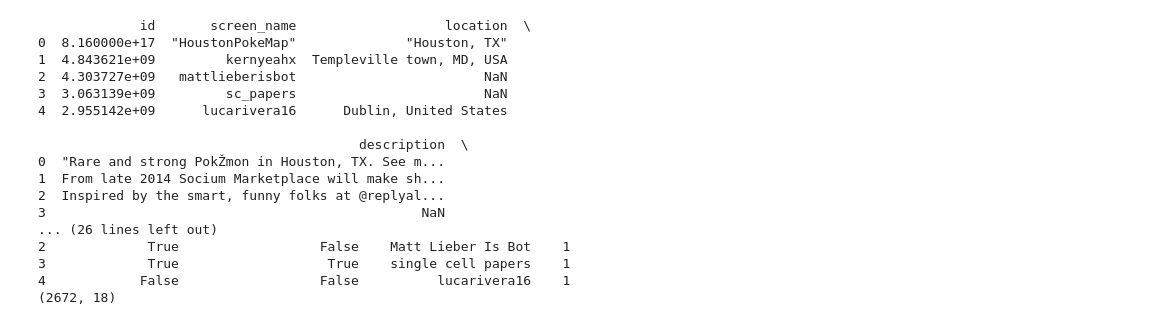
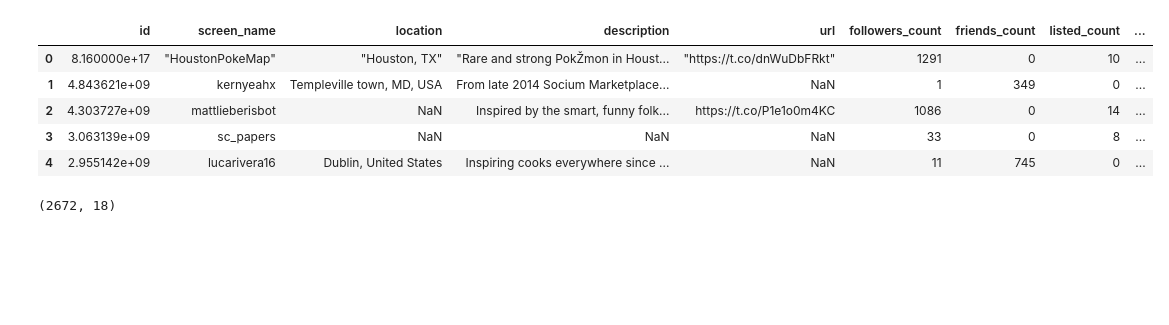
Before and after one commit to thehiaguy/projects, a Jupyter notebook: csci_62/hw6/main.ipynb, the cells around one changed output. Cells and saved outputs as stored; diff of their text form; code cells hidden in the pictures; blank space fills up the shorter version.

```diff
--- a/csci_62/hw6/main.ipynb
+++ b/csci_62/hw6/main.ipynb
@@ -1,29 +1,18 @@
 # %%
 import pandas as pd
 import numpy as np
-import  matplotlib as mpl
+import  matplotlib.pyplot as mpl
 import sklearn as skl
 
+df = pd.read_csv('clean_data.csv')
+display(df.head(5))
 
-df = pd.read_csv('clean_data.csv')
-
-print(df.head(5))
-print(df.shape)
+display(df.shape)
 # %% [output]
+|  | id | screen_name | location | description | url | followers_count | friends_count | listed_count | ... |
+| 0 | 8.160000e+17 | "HoustonPokeMap" | "Houston, TX" | "Rare and strong PokŽmon in Houst... | "https://t.co/dnWuDbFRkt" | 1291 | 0 | 10 | ... |
+| 1 | 4.843621e+09 | kernyeahx | Templeville town, MD, USA | From late 2014 Socium Marketplace... | NaN | 1 | 349 | 0 | ... |
+| 2 | 4.303727e+09 | mattlieberisbot | NaN | Inspired by the smart, funny folk... | https://t.co/P1e1o0m4KC | 1086 | 0 | 14 | ... |
+| 3 | 3.063139e+09 | sc_papers | NaN | NaN | NaN | 33 | 0 | 8 | ... |
+| 4 | 2.955142e+09 | lucarivera16 | Dublin, United States | Inspiring cooks everywhere since ... | NaN | 11 | 745 | 0 | ... |
-             id       screen_name                   location  \
-0  8.160000e+17  "HoustonPokeMap"              "Houston, TX"
-1  4.843621e+09         kernyeahx  Templeville town, MD, USA
-2  4.303727e+09   mattlieberisbot                        NaN
-3  3.063139e+09         sc_papers                        NaN
-4  2.955142e+09      lucarivera16      Dublin, United States
-
-                                         description  \
-0  "Rare and strong PokŽmon in Houston, TX. See m...
-1  From late 2014 Socium Marketplace will make sh...
-2  Inspired by the smart, funny folks at @replyal...
-3                                                NaN
-... (26 lines left out)
-2             True                  False    Matt Lieber Is Bot    1
-3             True                   True    single cell papers    1
-4            False                  False          lucarivera16    1
 (2672, 18)
```
Also changed, not shown: parts of 3 cells of this notebook.
